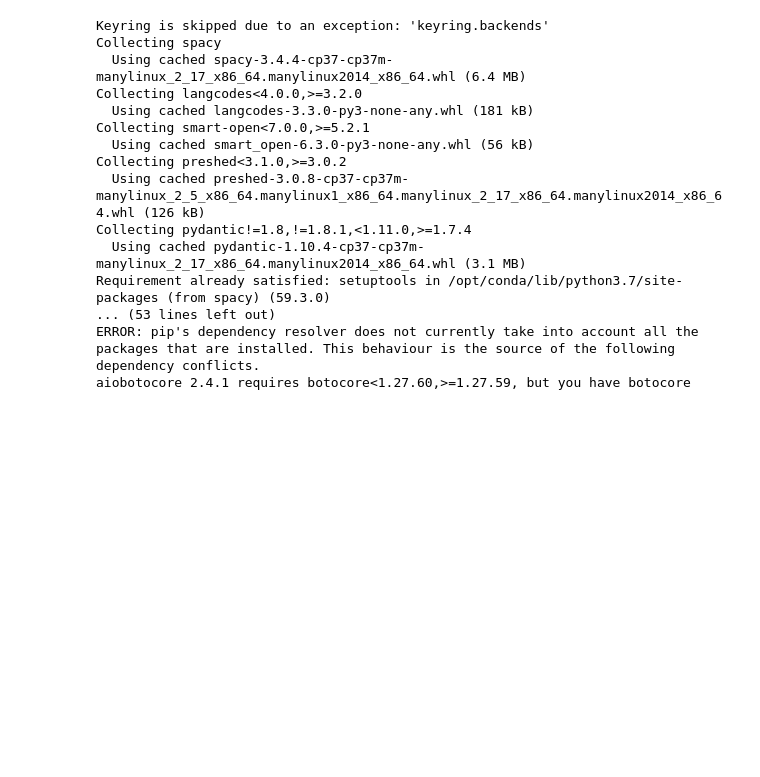
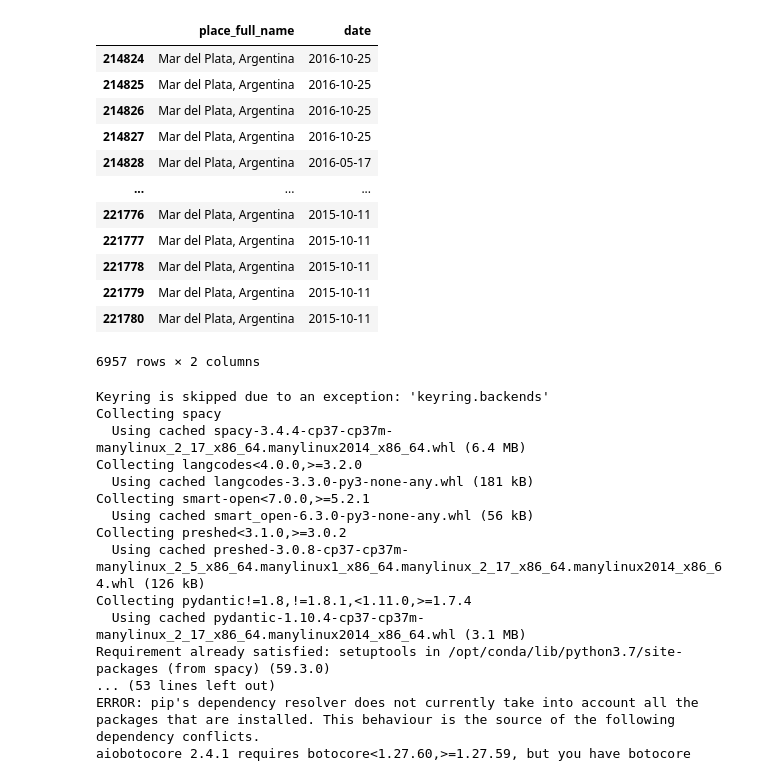
Before and after one commit to elizaveta-abel/MT5599-AWS, a Jupyter notebook: time_series/processing_tweets/NER2.ipynb, the cells around one changed output. Saved outputs shown, nothing was run; the diff lists cells and outputs as text; code cells hidden in the pictures; blank space fills up the shorter version.

```diff
--- a/time_series/processing_tweets/NER2.ipynb
+++ b/time_series/processing_tweets/NER2.ipynb
@@ -10,3 +160,19 @@ df1
+# %%
+df22
+# %% [output]
+|  | place_full_name | date |
+| 214824 | Mar del Plata, Argentina | 2016-10-25 |
+| 214825 | Mar del Plata, Argentina | 2016-10-25 |
+| 214826 | Mar del Plata, Argentina | 2016-10-25 |
+| 214827 | Mar del Plata, Argentina | 2016-10-25 |
+| 214828 | Mar del Plata, Argentina | 2016-05-17 |
+| ... | ... | ... |
+| 221776 | Mar del Plata, Argentina | 2015-10-11 |
+| 221777 | Mar del Plata, Argentina | 2015-10-11 |
+| 221778 | Mar del Plata, Argentina | 2015-10-11 |
+| 221779 | Mar del Plata, Argentina | 2015-10-11 |
+| 221780 | Mar del Plata, Argentina | 2015-10-11 |
+6957 rows × 2 columns
 # %%
 !pip install spacy
 # %% [output]
```
Also changed, not shown: parts of 12 cells of this notebook, 4 other files.
